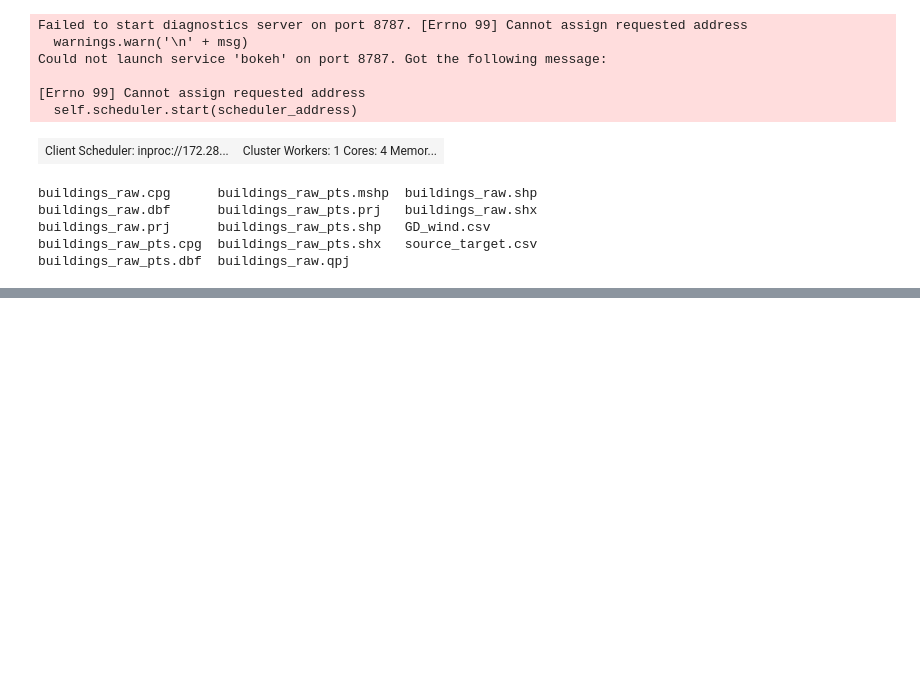
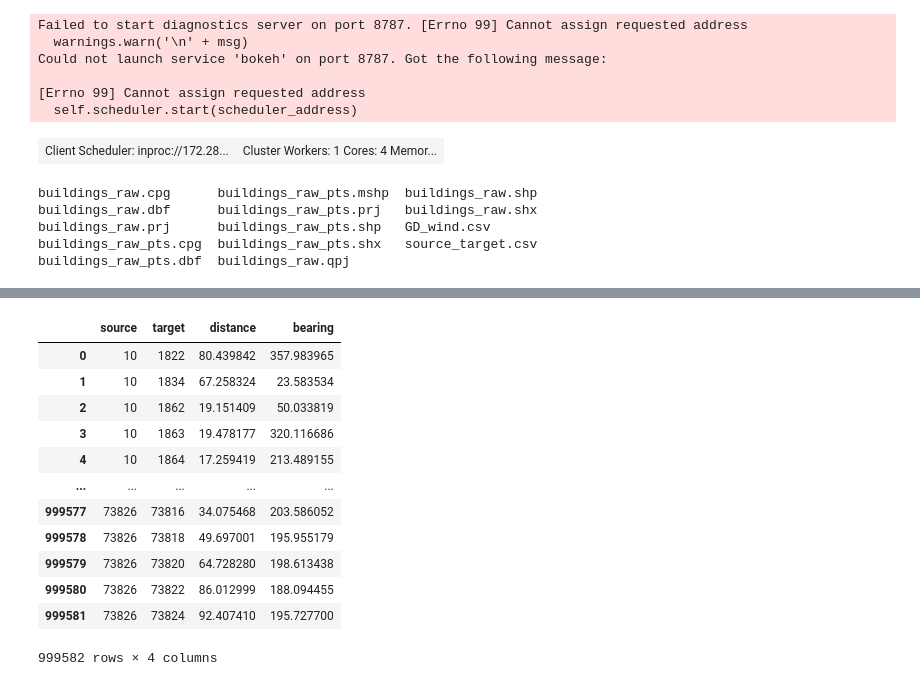
Before and after one commit to 37stu37/FFE, a Jupyter notebook: edge_numba_Dask.ipynb, the cells around one changed output, grey strips where cells are left out. Cells and saved outputs as stored; diff of their text form; code cells hidden in the pictures; blank space fills up the shorter version.

```diff
--- a/edge_numba_Dask.ipynb
+++ b/edge_numba_Dask.ipynb
@@ -131,25 +128,24 @@ resized Data size:0.002749629318714142 GB'
 # %%
 # %%time
 # create edge list from id
-# splits_of_dataframes = np.array_split(gdf, 100)
 fid = gdf.TARGET_FID.values
 x = gdf.X.values
 y = gdf.Y.values
 
-@jit
+@jit(nopython=True)
 def square(x):
     return x ** 2
 
-@jit
+@jit(nopython=True)
 def distance(x, y):
-    return math.sqrt(square(x) + square(y))
+    return np.sqrt(square(x) + square(y))
 
-@jit
+@jit(nopython=True)
 def bearing(x, y):
     azimuth = np.degrees(np.arctan2(x, y))
     return (azimuth + 360) % 360
 
-@jit
+@jit(nopython=True)
 def edge_list(fid, x, y):
   list_s = []
   list_t = []
@@ -164,14 +160,18 @@ def edge_list(fid, x, y):
       dist = distance(Vx, Vy)
       bear = bearing(Vx, Vy)
 
-      if dist < 100:
+      if dist < 100 and dist != 0:
 
-        # print("OK for you ! {}".format(idx_t))
         list_s.append(s)
         list_t.append(t)
         list_distance.append(dist)
         list_bearing.append(bear)
 
+        # source = np.array(list_s)
+        # target = np.array(list_t)
+        # distance = np.array(list_distance)
+        # bearing = np.array(list_bearing)
+
   return list_s, list_t, list_distance, list_bearing
 # %%
 %%time
@@ -233,0 +182,9 @@ edges
+# %%
+@dask.delayed
+def create_df(source, target, distance, bearing):
+  dict = {'source': source, 'target': target, 'distance': distance, 'bearing': bearing}
+  df = pd.DataFrame(dict)
+
+  return df
+# %%
+df = create_df(source, target, distance, bearing)
@@ -233,0 +198,18 @@ edges
+# %%
+d = df.compute()
+# %%
+d
+# %% [output]
+|  | source | target | distance | bearing |
+| 0 | 10 | 1822 | 80.439842 | 357.983965 |
+| 1 | 10 | 1834 | 67.258324 | 23.583534 |
+| 2 | 10 | 1862 | 19.151409 | 50.033819 |
+| 3 | 10 | 1863 | 19.478177 | 320.116686 |
+| 4 | 10 | 1864 | 17.259419 | 213.489155 |
+| ... | ... | ... | ... | ... |
+| 999577 | 73826 | 73816 | 34.075468 | 203.586052 |
+| 999578 | 73826 | 73818 | 49.697001 | 195.955179 |
+| 999579 | 73826 | 73820 | 64.728280 | 198.613438 |
+| 999580 | 73826 | 73822 | 86.012999 | 188.094455 |
+| 999581 | 73826 | 73824 | 92.407410 | 195.727700 |
+999582 rows × 4 columns
```
Also changed, not shown: parts of 10 cells of this notebook.
